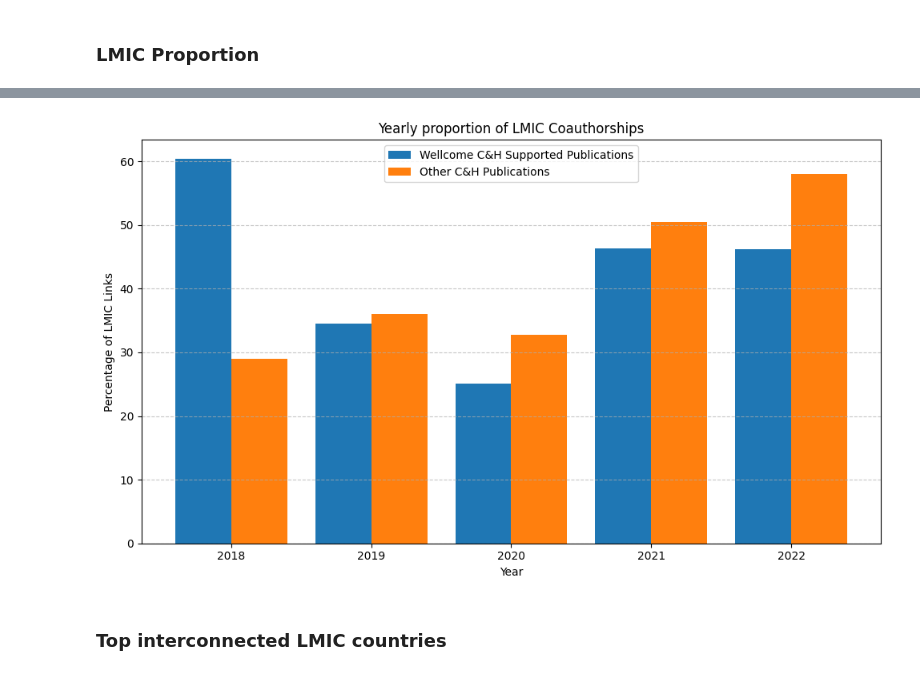
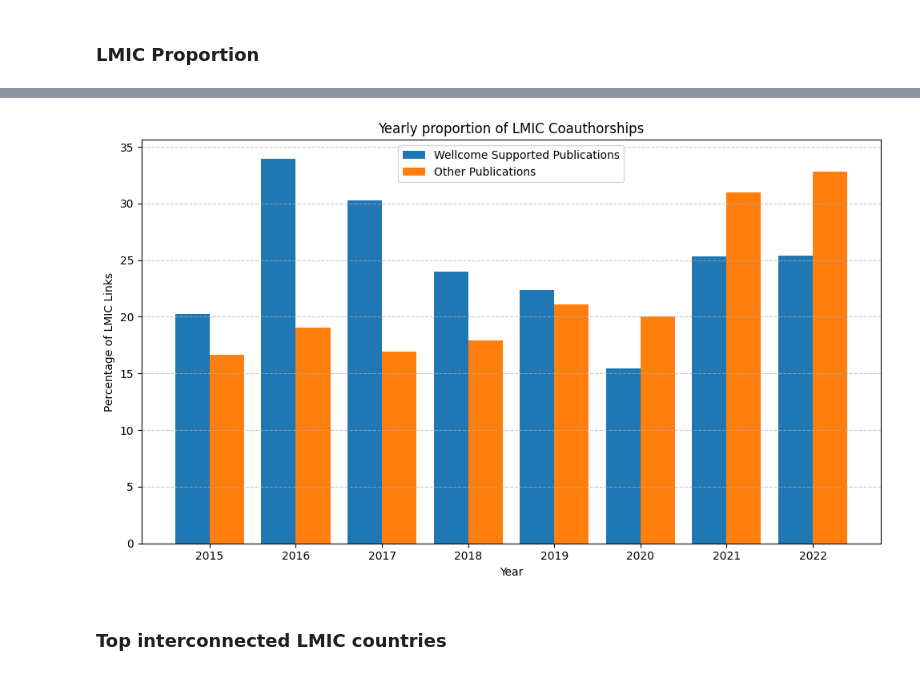
Before and after one commit to mdc5017/wellcome_academic_graph_toolkit, a Jupyter notebook: geographies/CH_vis.ipynb, the cells around one changed output, grey strips where cells are left out. Drawn from its saved outputs; the diff is of its cells as text; code cells hidden in the pictures.

```diff
--- a/geographies/CH_vis.ipynb
+++ b/geographies/CH_vis.ipynb
@@ -110,7 +123,7 @@ pct_ch = {}
 pct_wt = {}
 
 sorted_years = sorted(all_ch_loc.adjacency_matrices.keys())
-sorted_years = sorted_years[4:-1]
+sorted_years = sorted_years[1:-1]
 
 for year in all_ch_loc.adjacency_matrices:
     pct_ch[year] = all_ch_int[year][0]*100/all_ch_int[year][1]
@@ -161,6 +174,7 @@ lmic_list = countries_class[countries_class['Income group'].isin(['Low income',
 lmic_list['Economy'] = lmic_list['Economy'].replace("Côte d’Ivoire", "Ivory Coast")
 lmic_list['Economy'] = lmic_list['Economy'].replace("Gambia, The", "Gambia")
 lmic_list['Economy'] = lmic_list['Economy'].replace("Iran, Islamic Rep.", "Iran")
+lmic_list['Economy'] = lmic_list['Economy'].replace("Congo, Dem. Rep.", "Democratic Republic of the Congo")
 # %% [output]
 A value is trying to be set on a copy of a slice from a DataFrame.
 Try using .loc[row_indexer,col_indexer] = value instead
@@ -186,6 +205,8 @@ for year in  all_ch_loc.adjacency_matrices:
         if country == 'All' or country == 'total':
             continue
         for country2 in all_ch_loc.adjacency_matrices[year]['All'][country].index:
+            if country2 == 'All' or country == 'total':
+                continue
             if country in list(lmic_list['Economy']) or country2 in list(lmic_list['Economy']):
                 total += all_ch_loc.adjacency_matrices[year]['All'][country][country2]
     all_ch_lmic[year] = (total, all_ch_loc.adjacency_matrices[year]['All']['All']['All'])
@@ -198,7 +219,9 @@ for year in  wt_ch_loc.adjacency_matrices:
         if country == 'All' or country == 'total':
             continue
         for country2 in wt_ch_loc.adjacency_matrices[year]['All'][country].index:
-            if country in list(lmic_list['Economy']) or country2 in list(lmic_list['Economy']):
+            if country2 == 'All' or country == 'total':
+                continue
+            elif country in list(lmic_list['Economy']) or country2 in list(lmic_list['Economy']):
                 total += wt_ch_loc.adjacency_matrices[year]['All'][country][country2]
     wt_ch_lmic[year] = (total, wt_ch_loc.adjacency_matrices[year]['All']['All']['All'])
 # %%
@@ -217,35 +240,35 @@ pct_lmic_wt_values = [pct_lmic_wt[year] for year in sorted_years]
 # %%
 import matplotlib.pyplot as plt
 import numpy as np
 
 # Assume sorted_years, pct_lmic_wt_values, and pct_lmic_ch_values are defined
 
 # Calculate the width of each bar
 bar_width = 0.4
 
 # Adjust positions for the bars
 x_positions = np.arange(len(sorted_years))
 x_positions_wt = x_positions - bar_width / 2  # Shift left for Wellcome Grants
 x_positions_ch = x_positions + bar_width / 2  # Shift right for All C&H
 
 # Create the bar chart
 plt.figure(figsize=(10, 6))
-plt.bar(x_positions_wt, pct_lmic_wt_values, width=bar_width, label='Wellcome C&H Supported Publications')
-plt.bar(x_positions_ch, pct_lmic_ch_values, width=bar_width, label='Other C&H Publications')
+plt.bar(x_positions_wt, pct_lmic_wt_values, width=bar_width, label='Wellcome Supported Publications')
+plt.bar(x_positions_ch, pct_lmic_ch_values, width=bar_width, label='Other Publications')
 
 # Customize the plot
 plt.title('Yearly proportion of LMIC Coauthorships')
 plt.xlabel('Year')
 plt.ylabel('Percentage of LMIC Links')
 plt.grid(axis='y', linestyle='--', alpha=0.7)
 plt.xticks(x_positions, sorted_years)  # Set ticks at the center of grouped bars
 plt.tight_layout()
 plt.legend()
 
 # Show the plot
 plt.show()
 # %% [output]
-[figure, old version]
+[figure, new version]
 # %% [markdown]
 ### Top interconnected LMIC countries
 # %%
```
Also changed, not shown: parts of 12 cells of this notebook, 1 other file.
